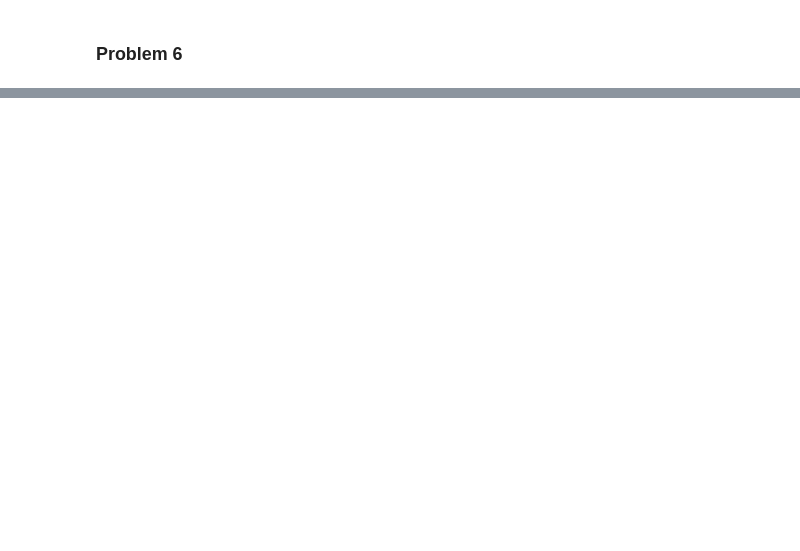
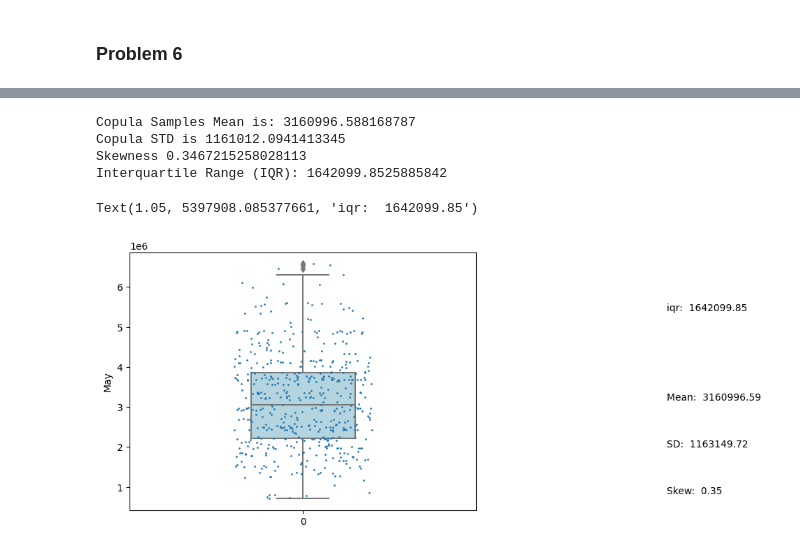
Before and after one commit to jtdocter27/Engineering-Probability---Statistics, a Jupyter notebook: R_project.ipynb, the cells around one changed output, grey strips where cells are left out. Cells and saved outputs as stored; diff of their text form; code cells hidden in the pictures; blank space fills up the shorter version.

```diff
--- a/R_project.ipynb
+++ b/R_project.ipynb
@@ -456,0 +552,29 @@ plt.legend()
+# %%
+mean = np.mean(generated_data_df['May'])
+print('Copula Samples Mean is:', mean)
+# Standard Deviation
+std_dev = np.std(generated_data_df['May'])
+print('Copula STD is', std_dev)
+
+# Skew
+skewness = stats.skew(generated_data_df['May'])
+print('Skewness', skewness)
+
+# IQR
+q75, q25 = np.percentile(generated_data_df['May'], [75, 25])
+iqr = q75 - q25
+print('Interquartile Range (IQR):', iqr)
+
+sns.boxplot(data=generated_data_df['May'], color='lightblue', width = 0.3)
+sns.stripplot(data=generated_data_df['May'], size=2, jitter = 0.2)
+plt.text(1.05, mean, f'Mean: {mean: .2f}') #mean
+plt.text(1.05, mean - sd, f'SD: {sd: .2f}')
+plt.text(1.05, mean - 2*sd, f'Skew: {skewness: .2f}')
+plt.text(1.05, iqr / 2 + median, f'iqr: {iqr: .2f}')
+# %% [output]
+Copula Samples Mean is: 3160996.588168787
+Copula STD is 1161012.0941413345
+Skewness 0.3467215258028113
+Interquartile Range (IQR): 1642099.8525885842
+Text(1.05, 5397908.085377661, 'iqr:  1642099.85')
+[figure, added]
```
Also changed, not shown: parts of 17 cells of this notebook.
